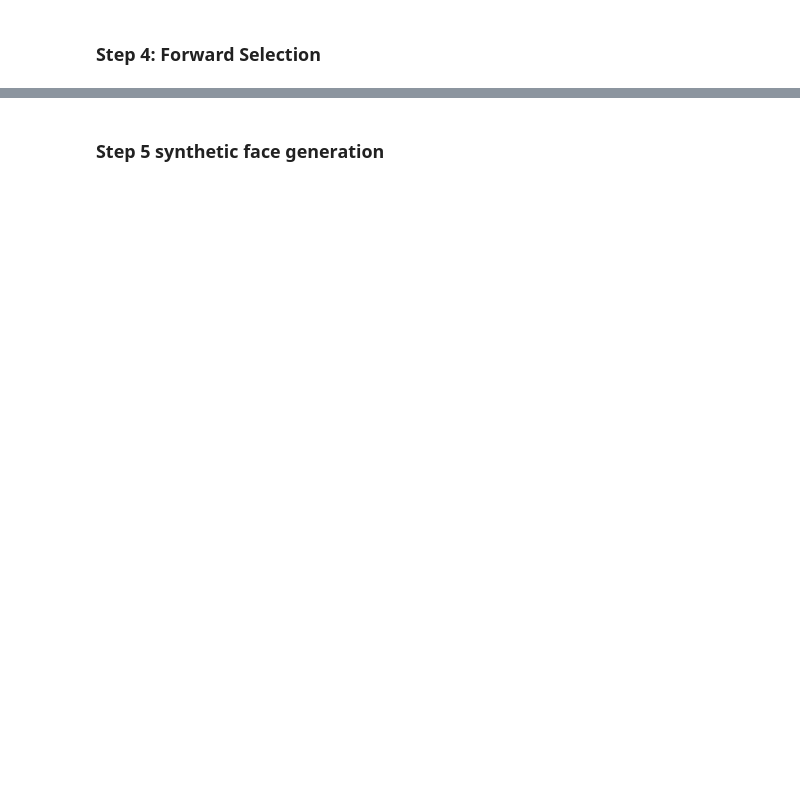
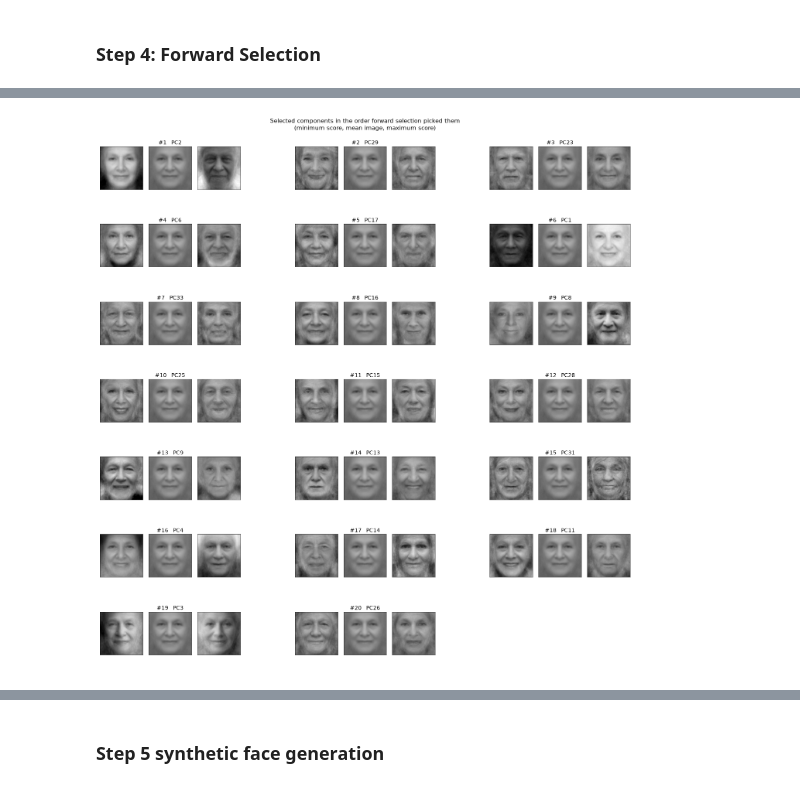
Before and after one commit to oliviaolli/Cognitive_mod, a Jupyter notebook: data_analysis.ipynb, the cells around one changed output, grey strips where cells are left out. Drawn from its saved outputs; the diff is of its cells as text; code cells hidden in the pictures; blank space fills up the shorter version.

```diff
--- a/data_analysis.ipynb
+++ b/data_analysis.ipynb
@@ -319,22 +426,38 @@ print(f"R2 on all data: {model.score(Z_sel[:, final_pcs], y):.3f}")
 # %%
 # Look at the components the selection picked, using the same three-image view as in step 3.
 # We want to see whether they actually show something related to perceived sex, or just lighting and other things.
-for nr in final_pcs:
+per_row = 3
+n_rows = -(-len(final_pcs) // per_row)
+
+fig, axes = plt.subplots(n_rows, per_row * 4 - 1, figsize=(14, 2.1 * n_rows), squeeze=False)
+
+for ax in axes.ravel():
+    ax.axis("off")
+
+for k, nr in enumerate(final_pcs):
+    row, col = divmod(k, per_row)
+    base = col * 4
     pc = pca.components_[nr]
-    scores = Z[:, nr]
+    s = Z[:, nr]
+    imgs = [mean_img + s.min() * pc, mean_img, mean_img + s.max() * pc]
 
-    imgs = [mean_img + scores.min() * pc, mean_img, mean_img + scores.max() * pc]
-    titles = ["Minimum score", "Mean image", "Maximum score"]
+    for j, img in enumerate(imgs):
+        ax = axes[row, base + j]
+        ax.imshow(img.reshape(SIZE), cmap="gray", vmin=0, vmax=255)
+        for spine in ax.spines.values():
+            spine.set_visible(True)
+            spine.set_linewidth(0.5)
+        ax.set_xticks([])
+        ax.set_yticks([])
+        ax.axis("on")
 
-    fig, axes = plt.subplots(1, 3, figsize=(9, 3))
-    for ax, img, t in zip(axes, imgs, titles):
-        ax.imshow(img.reshape(SIZE), cmap="gray", vmin=0, vmax=255)
-        ax.set_title(t)
-        ax.axis("off")
+    axes[row, base + 1].set_title(f"#{k + 1}   PC{nr + 1}", fontsize=10, pad=4)
 
-    fig.suptitle(f"PC{nr + 1}")
-    plt.tight_layout()
-    plt.show()
+fig.suptitle("Selected components in the order forward selection picked them\n(minimum score, mean image, maximum score)", fontsize=11)
+plt.tight_layout()
+plt.show()
+# %% [output]
+[figure, added]
 # %%
 # Plot the score distribution for every component in the final model.
 # A real dimension gives a smooth spread; an outlier component gives one point sitting far out on its own, with a gap between it and the rest.
```
Also changed, not shown: parts of 23 cells of this notebook, 4 other files.
